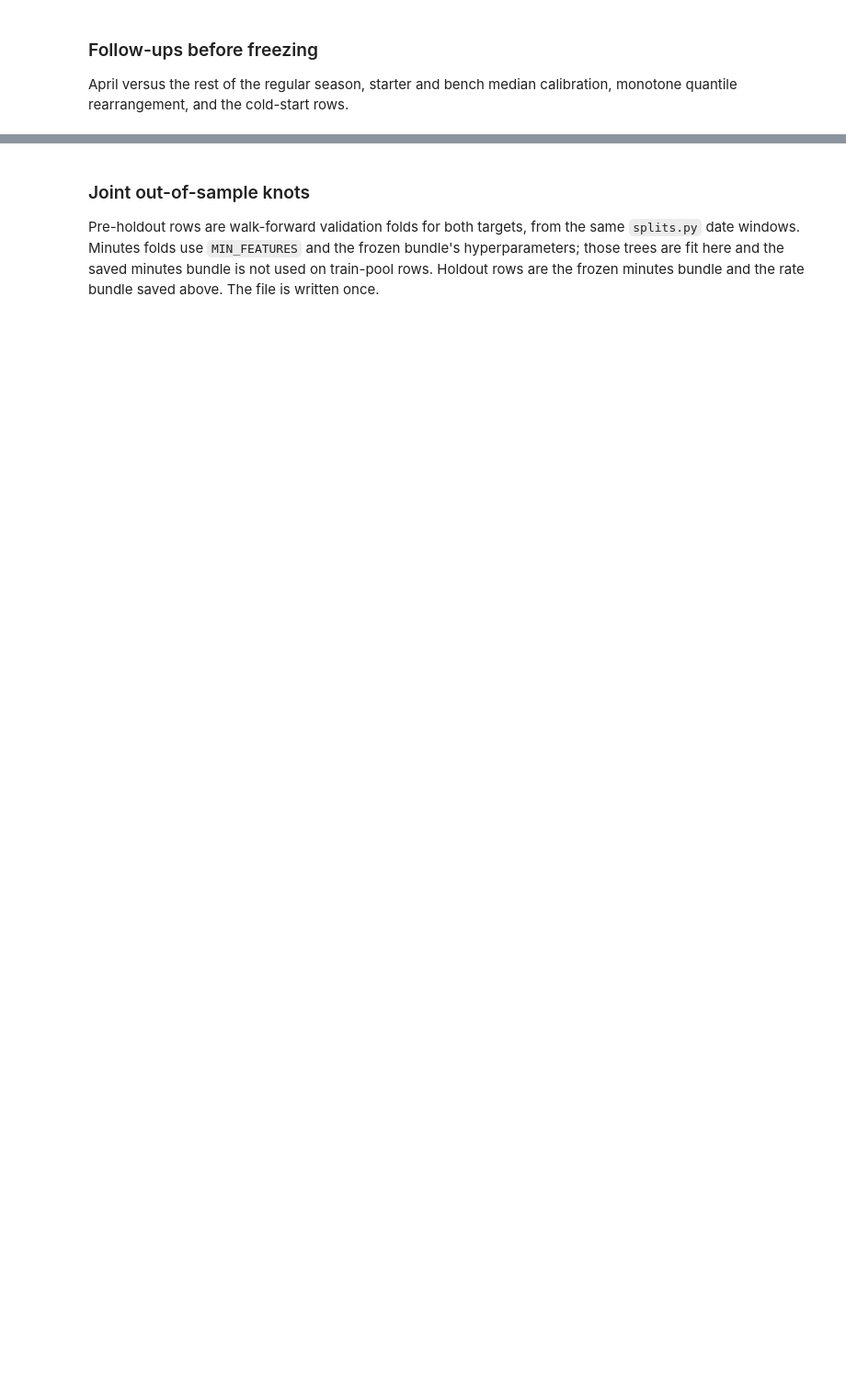
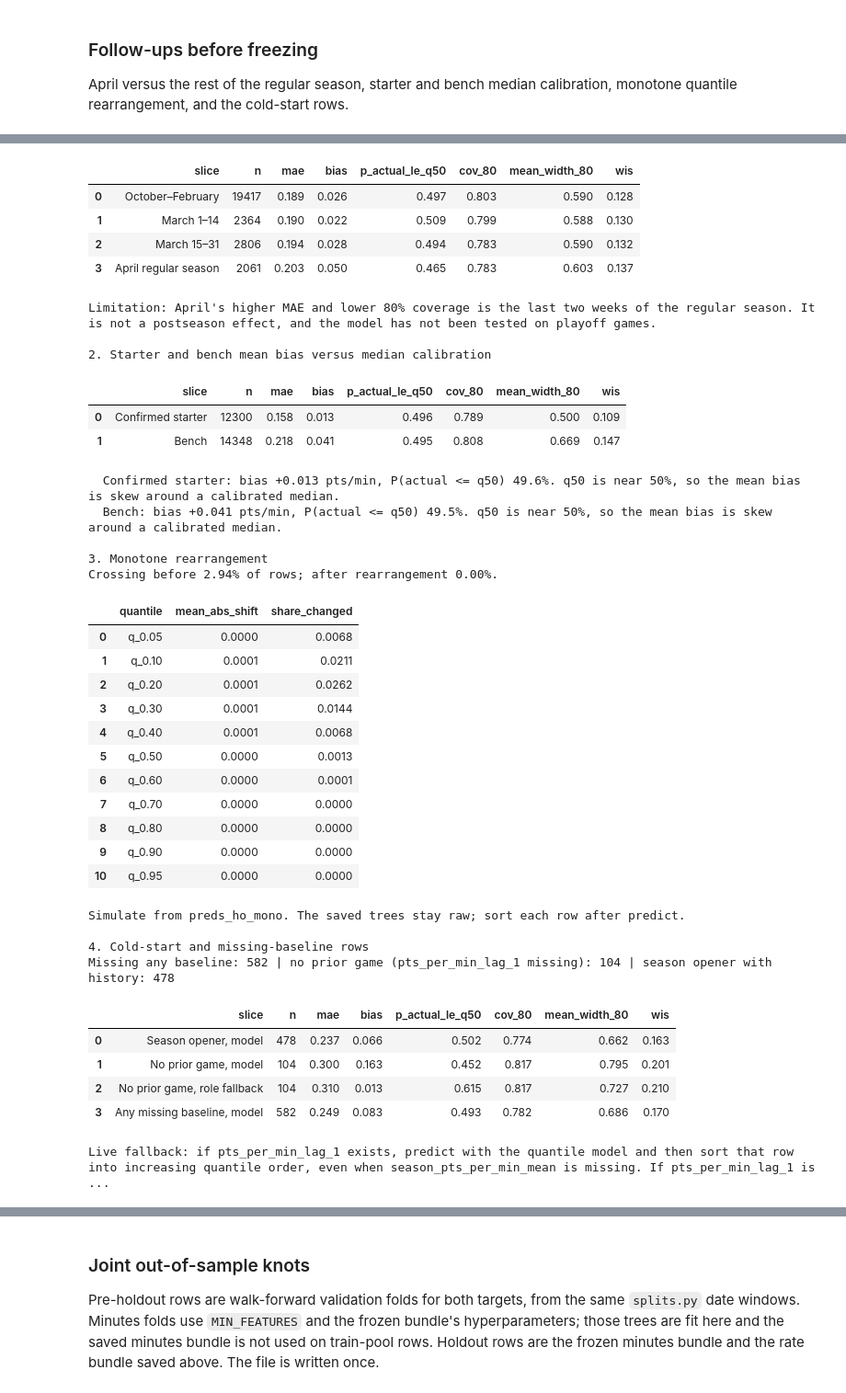
Before and after one commit to spon7ge/sports-quantitative-analysis, a Jupyter notebook: notebooks/nba/points/pts_nba_model.ipynb, the cells around one changed output, grey strips where cells are left out. Shown at 92% size. Cells and saved outputs as stored; diff of their text form; code cells hidden in the pictures; blank space fills up the shorter version.

```diff
--- a/notebooks/nba/points/pts_nba_model.ipynb
+++ b/notebooks/nba/points/pts_nba_model.ipynb
@@ -135,10 +197,10 @@ y = splits["y"]
 # %%
-from models.shared.train import tune_xgb_quantile
+# from models.shared.train import tune_xgb_quantile
 
-# X and y are the pre-holdout pool from prepare_splits. The holdout frame
-# is not passed in.
-result = tune_xgb_quantile(X, y, n_trials=100, n_splits=5)
-XGB_PARAMS = result["best_params"]
+# # X and y are the pre-holdout pool from prepare_splits. The holdout frame
+# # is not passed in.
+# result = tune_xgb_quantile(X, y, n_trials=100, n_splits=5)
+# XGB_PARAMS = result["best_params"]
 # %%
 # The retune above is the hyperparameter search (q50, TimeSeriesSplit,
 # pre-holdout only). This walk-forward fits every quantile on the same pool.
@@ -820,7 +1137,7 @@ for _, row in role.iterrows():
     else:
         reading = "q50 is too low: actuals fall under the median less often than 50%"
     print(
-        f"  {row['slice']}: bias {row['bias']:+.2f} pts, "
+        f"  {row['slice']}: bias {row['bias']:+.3f} pts/min, "
         f"P(actual <= q50) {row['p_actual_le_q50']:.1%}. {reading}."
     )
 
@@ -846,21 +1163,21 @@ display(shift.round(4))
 print("Simulate from preds_ho_mono. The saved trees stay raw; sort each row after predict.")
 
 print("\n4. Cold-start and missing-baseline rows")
-lag = ppm_holdout["pts_lag_1"].to_numpy(dtype=float)
-season_avg = ppm_holdout["season_pts_mean"].to_numpy(dtype=float)
-ewma = ppm_holdout["pts_ewm_hl_3"].to_numpy(dtype=float)
+lag = ppm_holdout["pts_per_min_lag_1"].to_numpy(dtype=float)
+season_avg = ppm_holdout["season_pts_per_min_mean"].to_numpy(dtype=float)
+ewma = ppm_holdout["pts_per_min_ewm_hl_3"].to_numpy(dtype=float)
 cold = ~np.isfinite(lag)
 season_opener = np.isfinite(lag) & ~np.isfinite(season_avg)
 missing_any = cold | season_opener | ~np.isfinite(ewma)
 print(
     f"Missing any baseline: {int(missing_any.sum()):,} | "
-    f"no prior game (pts_lag_1 missing): {int(cold.sum()):,} | "
+    f"no prior game (pts_per_min_lag_1 missing): {int(cold.sum()):,} | "
     f"season opener with history: {int(season_opener.sum()):,}"
 )
 
 role_quantiles = {}
 for role_value, role_name in ((1, "starter"), (0, "bench")):
-    history = ppm_df.loc[ppm_df["starting"] == role_value, "pts"].to_numpy(dtype=float)
+    history = ppm_df.loc[ppm_df["starting"] == role_value, TARGET_COL].to_numpy(dtype=float)
     history = history[np.isfinite(history)]
     role_quantiles[role_name] = {
         key: float(np.quantile(history, float(str(key).split("_", 1)[1])))
@@ -879,9 +1196,10 @@ missing_table = pd.DataFrame([
 ])
 display(missing_table.round(3))
 print(
-    "Live fallback: if pts_lag_1 exists, predict with the quantile model and then "
-    "sort that row into increasing quantile order, even when season_pts_mean is missing. "
-    "If pts_lag_1 is missing, do not use the tree. Use the training-pool point quantiles "
+    "Live fallback: if pts_per_min_lag_1 exists, predict with the quantile model and then "
+    "sort that row into increasing quantile order, even when season_pts_per_min_mean is missing. "
+    "If pts_per_min_lag_1 is missing, do not use the tree. Use the training-pool rate quantiles "
     "for the confirmed role (starter or bench). preds_ho_live applies that rule."
 )
 preds_ho_live = fallback_q
+# %% [output]
@@ -888,3 +1210,41 @@ preds_ho_live = fallback_q
+|  | slice | n | mae | bias | p_actual_le_q50 | cov_80 | mean_width_80 | wis |
+| 0 | October–February | 19417 | 0.189 | 0.026 | 0.497 | 0.803 | 0.590 | 0.128 |
+| 1 | March 1–14 | 2364 | 0.190 | 0.022 | 0.509 | 0.799 | 0.588 | 0.130 |
+| 2 | March 15–31 | 2806 | 0.194 | 0.028 | 0.494 | 0.783 | 0.590 | 0.132 |
+| 3 | April regular season | 2061 | 0.203 | 0.050 | 0.465 | 0.783 | 0.603 | 0.137 |
+Limitation: April's higher MAE and lower 80% coverage is the last two weeks of the regular season. It is not a postseason effect, and the model has not been tested on playoff games.
+
+2. Starter and bench mean bias versus median calibration
+|  | slice | n | mae | bias | p_actual_le_q50 | cov_80 | mean_width_80 | wis |
+| 0 | Confirmed starter | 12300 | 0.158 | 0.013 | 0.496 | 0.789 | 0.500 | 0.109 |
+| 1 | Bench | 14348 | 0.218 | 0.041 | 0.495 | 0.808 | 0.669 | 0.147 |
+  Confirmed starter: bias +0.013 pts/min, P(actual <= q50) 49.6%. q50 is near 50%, so the mean bias is skew around a calibrated median.
+  Bench: bias +0.041 pts/min, P(actual <= q50) 49.5%. q50 is near 50%, so the mean bias is skew around a calibrated median.
+
+3. Monotone rearrangement
+Crossing before 2.94% of rows; after rearrangement 0.00%.
+|  | quantile | mean_abs_shift | share_changed |
+| 0 | q_0.05 | 0.0000 | 0.0068 |
+| 1 | q_0.10 | 0.0001 | 0.0211 |
+| 2 | q_0.20 | 0.0001 | 0.0262 |
+| 3 | q_0.30 | 0.0001 | 0.0144 |
+| 4 | q_0.40 | 0.0001 | 0.0068 |
+| 5 | q_0.50 | 0.0000 | 0.0013 |
+| 6 | q_0.60 | 0.0000 | 0.0001 |
+| 7 | q_0.70 | 0.0000 | 0.0000 |
+| 8 | q_0.80 | 0.0000 | 0.0000 |
+| 9 | q_0.90 | 0.0000 | 0.0000 |
+| 10 | q_0.95 | 0.0000 | 0.0000 |
+Simulate from preds_ho_mono. The saved trees stay raw; sort each row after predict.
+
+4. Cold-start and missing-baseline rows
+Missing any baseline: 582 | no prior game (pts_per_min_lag_1 missing): 104 | season opener with history: 478
+|  | slice | n | mae | bias | p_actual_le_q50 | cov_80 | mean_width_80 | wis |
+| 0 | Season opener, model | 478 | 0.237 | 0.066 | 0.502 | 0.774 | 0.662 | 0.163 |
+| 1 | No prior game, model | 104 | 0.300 | 0.163 | 0.452 | 0.817 | 0.795 | 0.201 |
+| 2 | No prior game, role fallback | 104 | 0.310 | 0.013 | 0.615 | 0.817 | 0.727 | 0.210 |
+| 3 | Any missing baseline, model | 582 | 0.249 | 0.083 | 0.493 | 0.782 | 0.686 | 0.170 |
+Live fallback: if pts_per_min_lag_1 exists, predict with the quantile model and then sort that row into increasing quantile order, even when season_pts_per_min_mean is missing. If pts_per_min_lag_1 is ...
 # %% [markdown]
 ### Points model checkpoint
 
```
Also changed, not shown: parts of 27 cells of this notebook, 1 other file.
